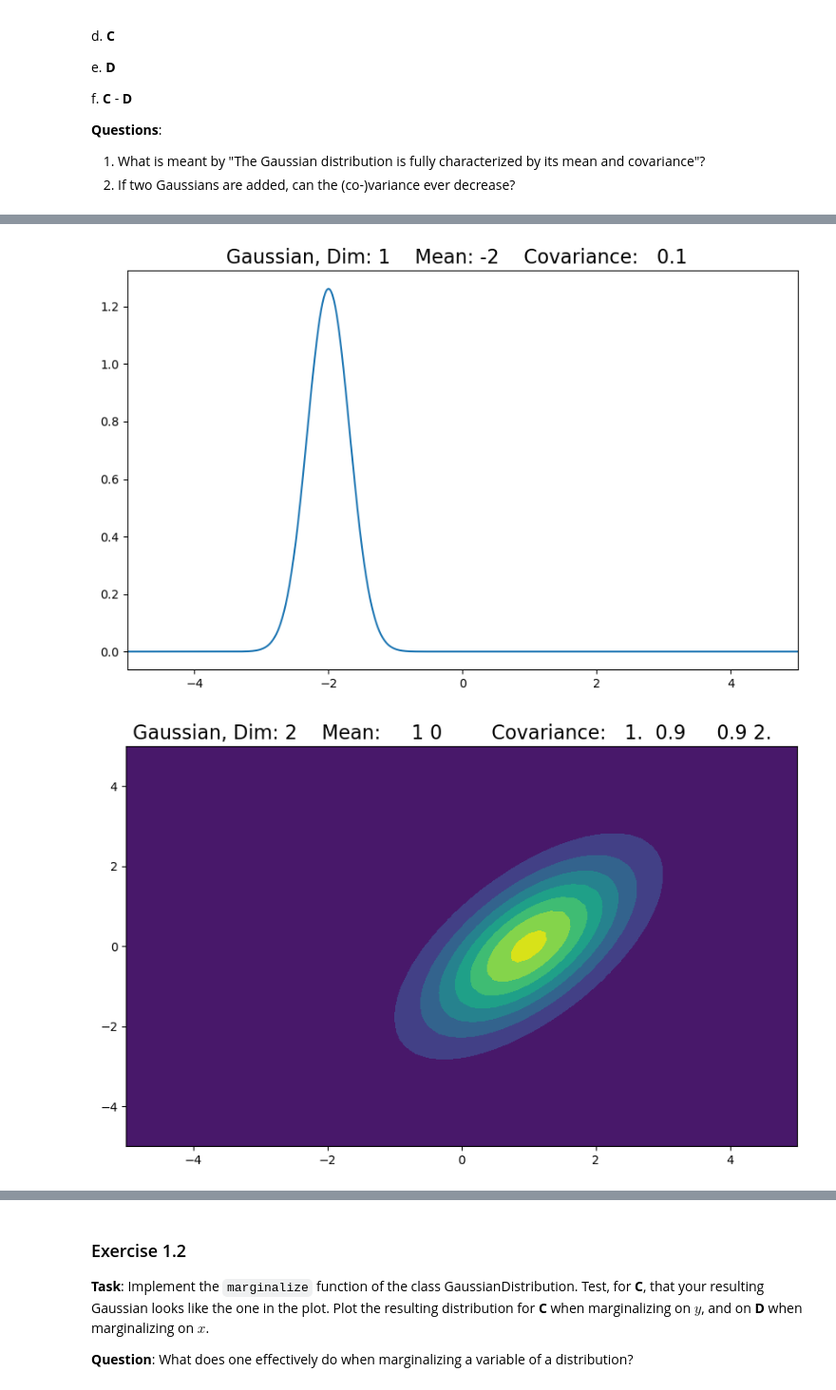
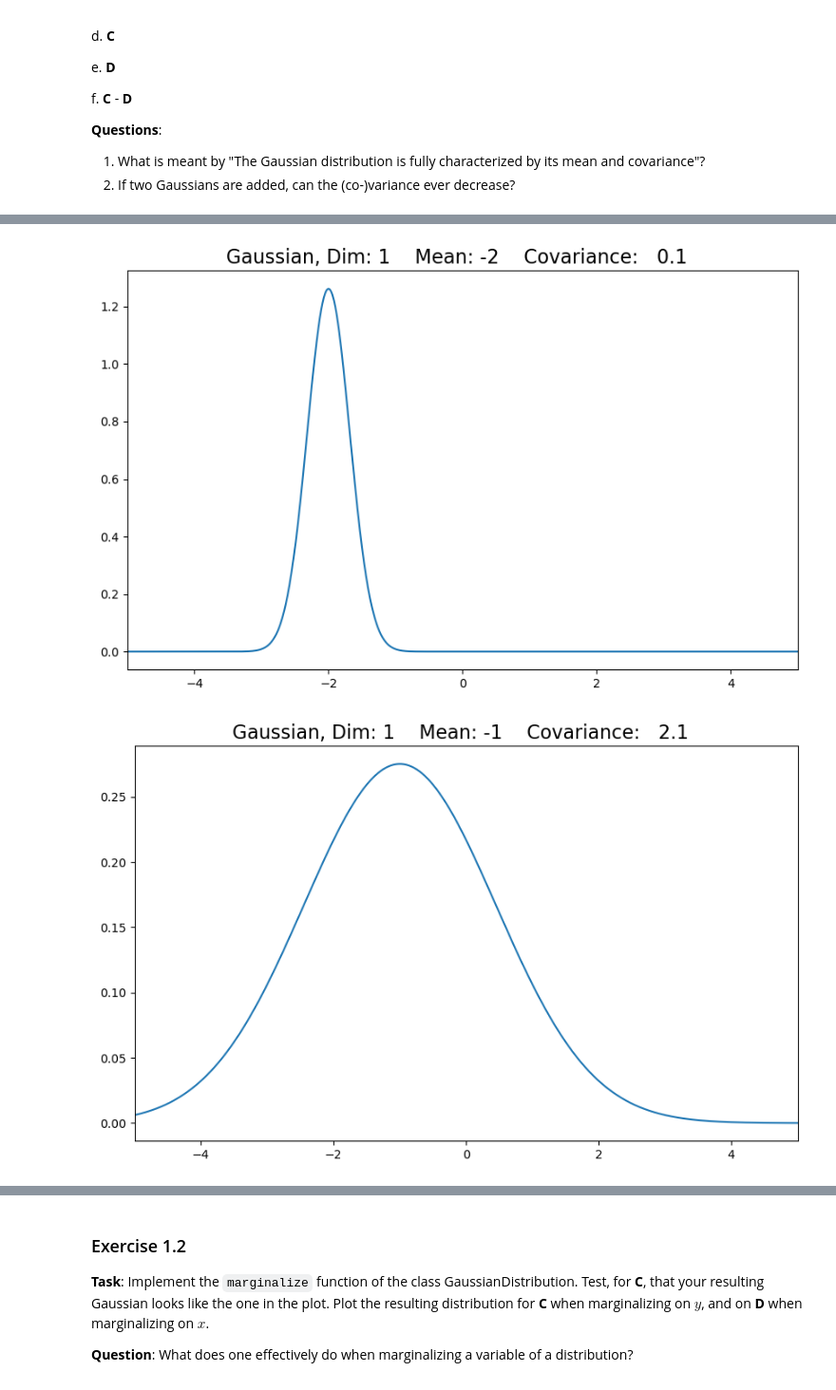
Before and after one commit to Nr755/EDAN96, a Jupyter notebook: lab2/lab2_intro_math.ipynb, the cells around one changed output, grey strips where cells are left out. Shown at 95% size. Drawn from its saved outputs; the diff is of its cells as text; code cells hidden in the pictures.

```diff
--- a/lab2/lab2_intro_math.ipynb
+++ b/lab2/lab2_intro_math.ipynb
@@ -30,6 +30,9 @@ We will start by considering the most prevalent distribution - the Gaussian. The
 
 Below, you see an implementation of a Gaussian distribution. We will use this highlight and implement properties that are typical of the Gaussian distribution. Please read through, and note the dunder (double under, \_\_methodname_\__) methods that are implemented. These allow us to add and subtract one Gaussian with another.
 # %%
+from numpy import squeeze
+
+
 class GaussianDistribution:
 
     def __init__(self, mean, cov):
@@ -167,10 +170,21 @@ class GaussianDistribution:
 
         # some hints to help:
 
+        self.mean = np.squeeze(self.mean)
+
         non_cond_dims = np.arange(self.dims) != dim
         cond_dims = np.arange(self.dims) == dim
 
-        cov_xy = self.cov[non_cond_dims, cond_dims][np.newaxis, :]
+        cov_xx = self.cov[non_cond_dims, non_cond_dims][:, np.newaxis]
+        cov_xy = self.cov[non_cond_dims, cond_dims][:, np.newaxis]
+        cov_yy = self.cov[cond_dims, cond_dims][:, np.newaxis]
+
+
+        muX = self.mean[non_cond_dims]
+        muY = self.mean[cond_dims]
+
+        conditional_mean = muX + cov_xy @ np.linalg.inv(cov_yy) @ (value - muY)
+        conditional_cov = cov_xx - cov_xy @ np.linalg.inv(cov_yy) @ cov_xy.T
 
         # EXPECTED SPACE FOR STUDENT CODE - END
 
@@ -190,6 +204,14 @@ class GaussianDistribution:
 
         # EXPECTED SPACE FOR STUDENT CODE - START
 
+        remaining_dims = np.arange(self.dims) != dim
+
+        self.mean = squeeze(self.mean)
+
+        marginal_mean = self.mean[remaining_dims]
+
+        marginal_cov = self.cov[np.ix_(remaining_dims, remaining_dims)]
+
         # EXPECTED SPACE FOR STUDENT CODE - END
 
         return GaussianDistribution(marginal_mean, marginal_cov)
@@ -241,16 +263,17 @@ __Answers__:
 # %%
 # EXPECTED SPACE FOR STUDENT CODE - START
 gaussian_A = GaussianDistribution(mean=np.array([1]), cov=np.array([2]))
 gaussian_B = GaussianDistribution(mean=np.array([-2]), cov=np.array([0.1]))
+gaussian_A_plus_B = gaussian_A + gaussian_B
 gaussian_C = GaussianDistribution(mean=np.array([1, 0]), cov=np.array([[1, 0.9], [0.9, 2]]))
-gaussian_D = GaussianDistribution(mean=np.array([-1, 2]), cov=np.array([[1, -0.7], [-0.7, 1]]))
+
 
 plot_gaussian(gaussian_A)
 plot_gaussian(gaussian_B)
+plot_gaussian(gaussian_A_plus_B)
 plot_gaussian(gaussian_C)
-plot_gaussian(gaussian_D)
 # EXPECTED SPACE FOR STUDENT CODE - END
 # %% [output]
 [figure]
 [figure]
-[figure, old version]
+[figure, new version]
```
Also changed, not shown: parts of 24 cells of this notebook.
